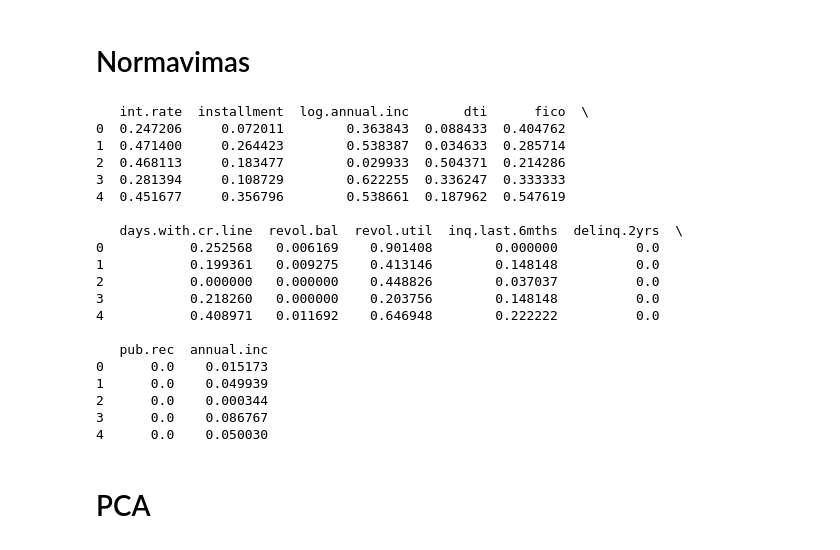
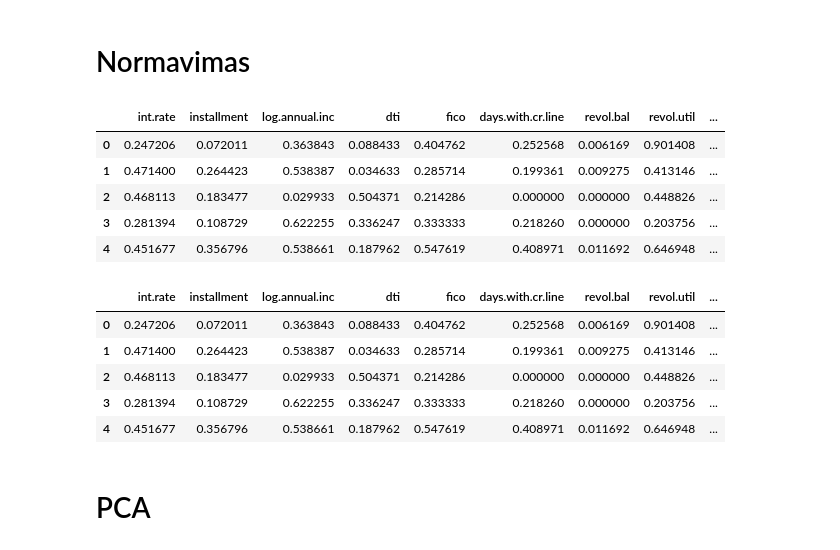
Before and after one commit to EvelinaDu/Papildomi_duomenu_vizualizavimo_skyriai, a Jupyter notebook: 2_laboratorinis/main.ipynb, the cells around one changed output. Saved outputs shown, nothing was run; the diff lists cells and outputs as text; code cells hidden in the pictures.

Commit message:
PCA progress and added min max + categorical variables table

```diff
--- a/2_laboratorinis/main.ipynb
+++ b/2_laboratorinis/main.ipynb
@@ -40,32 +40,30 @@ Atrinktų duomenų dydis: 3832
 # %%
 def min_max_normalization(x):
     return (x - x.min()) / (x.max() - x.min())
 
 numeric_cols = sampled_data.select_dtypes(include=[np.number])
 min_max_data = numeric_cols.apply(min_max_normalization)
 
-print(min_max_data.head())
+categorical_cols = sampled_data.select_dtypes(exclude=[np.number])
+full_min_max_data = pd.concat([min_max_data, categorical_cols], axis=1)
+
+min_max_data.head()
 # %% [output]
-   int.rate  installment  log.annual.inc       dti      fico  \
-0  0.247206     0.072011        0.363843  0.088433  0.404762
-1  0.471400     0.264423        0.538387  0.034633  0.285714
-2  0.468113     0.183477        0.029933  0.504371  0.214286
-3  0.281394     0.108729        0.622255  0.336247  0.333333
-4  0.451677     0.356796        0.538661  0.187962  0.547619
-
-   days.with.cr.line  revol.bal  revol.util  inq.last.6mths  delinq.2yrs  \
-0           0.252568   0.006169    0.901408        0.000000          0.0
-1           0.199361   0.009275    0.413146        0.148148          0.0
-2           0.000000   0.000000    0.448826        0.037037          0.0
-3           0.218260   0.000000    0.203756        0.148148          0.0
-4           0.408971   0.011692    0.646948        0.222222          0.0
-
-   pub.rec  annual.inc
-0      0.0    0.015173
-1      0.0    0.049939
-2      0.0    0.000344
-3      0.0    0.086767
-4      0.0    0.050030
+|  | int.rate | installment | log.annual.inc | dti | fico | days.with.cr.line | revol.bal | revol.util | ... |
+| 0 | 0.247206 | 0.072011 | 0.363843 | 0.088433 | 0.404762 | 0.252568 | 0.006169 | 0.901408 | ... |
+| 1 | 0.471400 | 0.264423 | 0.538387 | 0.034633 | 0.285714 | 0.199361 | 0.009275 | 0.413146 | ... |
+| 2 | 0.468113 | 0.183477 | 0.029933 | 0.504371 | 0.214286 | 0.000000 | 0.000000 | 0.448826 | ... |
+| 3 | 0.281394 | 0.108729 | 0.622255 | 0.336247 | 0.333333 | 0.218260 | 0.000000 | 0.203756 | ... |
+| 4 | 0.451677 | 0.356796 | 0.538661 | 0.187962 | 0.547619 | 0.408971 | 0.011692 | 0.646948 | ... |
+# %%
+full_min_max_data.head()
+# %% [output]
+|  | int.rate | installment | log.annual.inc | dti | fico | days.with.cr.line | revol.bal | revol.util | ... |
+| 0 | 0.247206 | 0.072011 | 0.363843 | 0.088433 | 0.404762 | 0.252568 | 0.006169 | 0.901408 | ... |
+| 1 | 0.471400 | 0.264423 | 0.538387 | 0.034633 | 0.285714 | 0.199361 | 0.009275 | 0.413146 | ... |
+| 2 | 0.468113 | 0.183477 | 0.029933 | 0.504371 | 0.214286 | 0.000000 | 0.000000 | 0.448826 | ... |
+| 3 | 0.281394 | 0.108729 | 0.622255 | 0.336247 | 0.333333 | 0.218260 | 0.000000 | 0.203756 | ... |
+| 4 | 0.451677 | 0.356796 | 0.538661 | 0.187962 | 0.547619 | 0.408971 | 0.011692 | 0.646948 | ... |
 # %% [markdown]
 # PCA
 # %%
```
Also changed, not shown: parts of 2 cells of this notebook.
